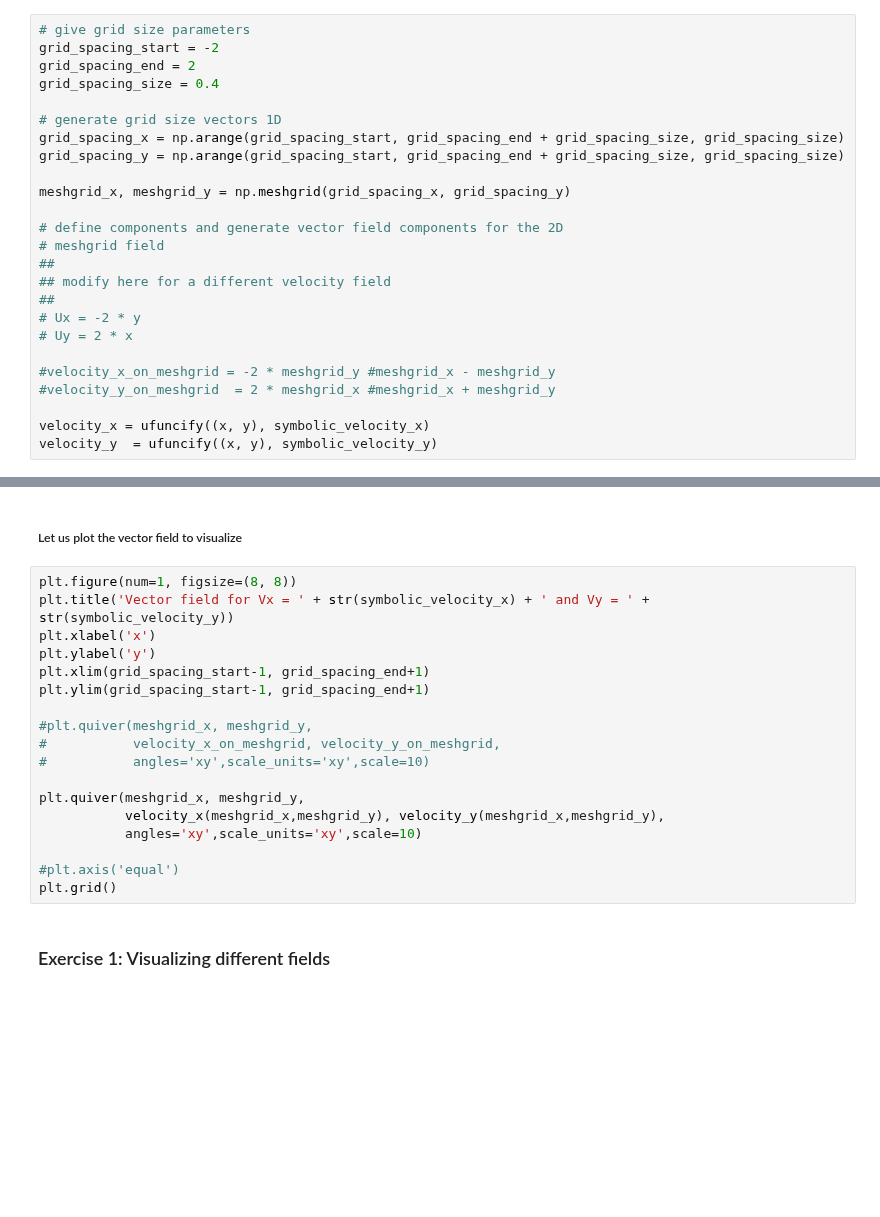
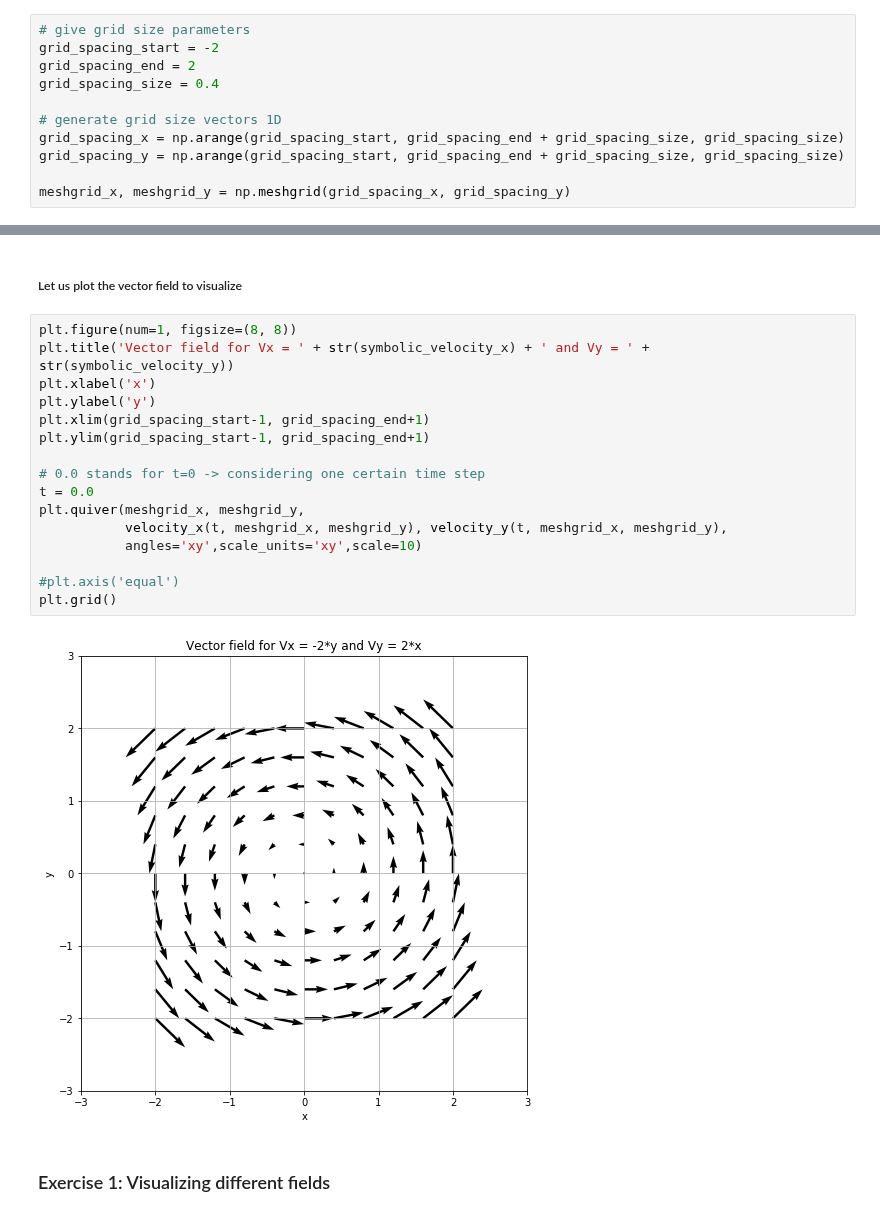
Before and after one commit to mpentek/SWELecture, a Jupyter notebook: Ex02FlowVisualization/swe_ws1819_2_flow_visualization.ipynb, the cells around one changed output, grey strips where cells are left out. Drawn from its saved outputs; the diff is of its cells as text; blank space fills up the shorter version.

```diff
--- a/Ex02FlowVisualization/swe_ws1819_2_flow_visualization.ipynb
+++ b/Ex02FlowVisualization/swe_ws1819_2_flow_visualization.ipynb
@@ -105,17 +110,3 @@ grid_spacing_x = np.arange(grid_spacing_start, grid_spacing_end + grid_spacing_s
 grid_spacing_y = np.arange(grid_spacing_start, grid_spacing_end + grid_spacing_size, grid_spacing_size)
 
 meshgrid_x, meshgrid_y = np.meshgrid(grid_spacing_x, grid_spacing_y)
-
-# define components and generate vector field components for the 2D
-# meshgrid field
-##
-## modify here for a different velocity field
-##
-# Ux = -2 * y
-# Uy = 2 * x
-
-#velocity_x_on_meshgrid = -2 * meshgrid_y #meshgrid_x - meshgrid_y
-#velocity_y_on_meshgrid  = 2 * meshgrid_x #meshgrid_x + meshgrid_y
-
-velocity_x = ufuncify((x, y), symbolic_velocity_x)
-velocity_y  = ufuncify((x, y), symbolic_velocity_y)
@@ -131,21 +117,21 @@ Refer to [meshgrid](https://docs.scipy.org/doc/numpy-1.14.0/reference/generated/
 # %%
 plt.figure(num=1, figsize=(8, 8))
 plt.title('Vector field for Vx = ' + str(symbolic_velocity_x) + ' and Vy = ' + str(symbolic_velocity_y))
 plt.xlabel('x')
 plt.ylabel('y')
 plt.xlim(grid_spacing_start-1, grid_spacing_end+1)
 plt.ylim(grid_spacing_start-1, grid_spacing_end+1)
 
-#plt.quiver(meshgrid_x, meshgrid_y,
-#           velocity_x_on_meshgrid, velocity_y_on_meshgrid,
-#           angles='xy',scale_units='xy',scale=10)
-
+# 0.0 stands for t=0 -> considering one certain time step
+t = 0.0
 plt.quiver(meshgrid_x, meshgrid_y,
-           velocity_x(meshgrid_x,meshgrid_y), velocity_y(meshgrid_x,meshgrid_y),
+           velocity_x(t, meshgrid_x, meshgrid_y), velocity_y(t, meshgrid_x, meshgrid_y),
            angles='xy',scale_units='xy',scale=10)
 
 #plt.axis('equal')
 plt.grid()
+# %% [output]
+[figure, added]
 # %% [markdown]
 ### Exercise 1: Visualizing different fields
 # %% [markdown]
```
Also changed, not shown: parts of 10 cells of this notebook, 1 other file.
